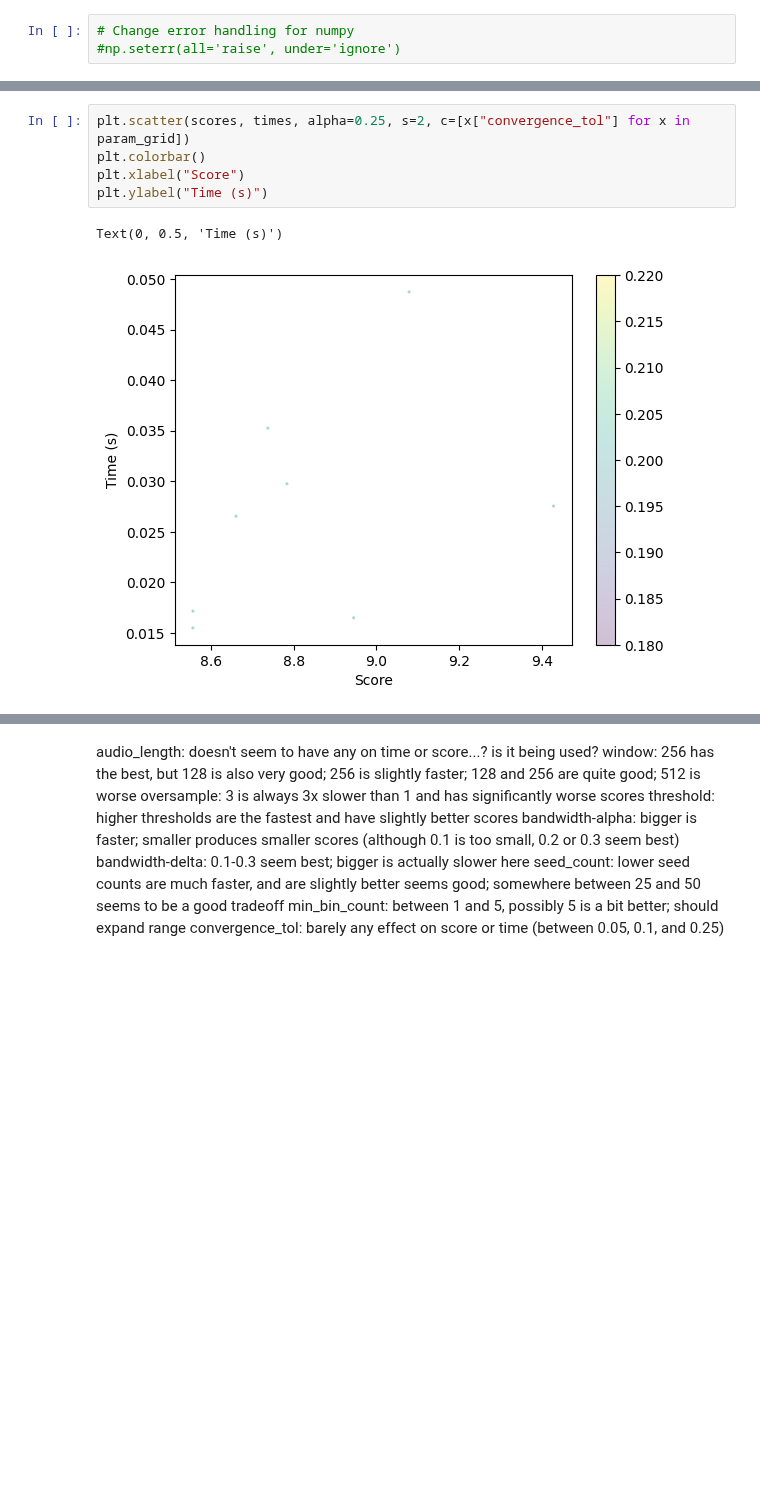
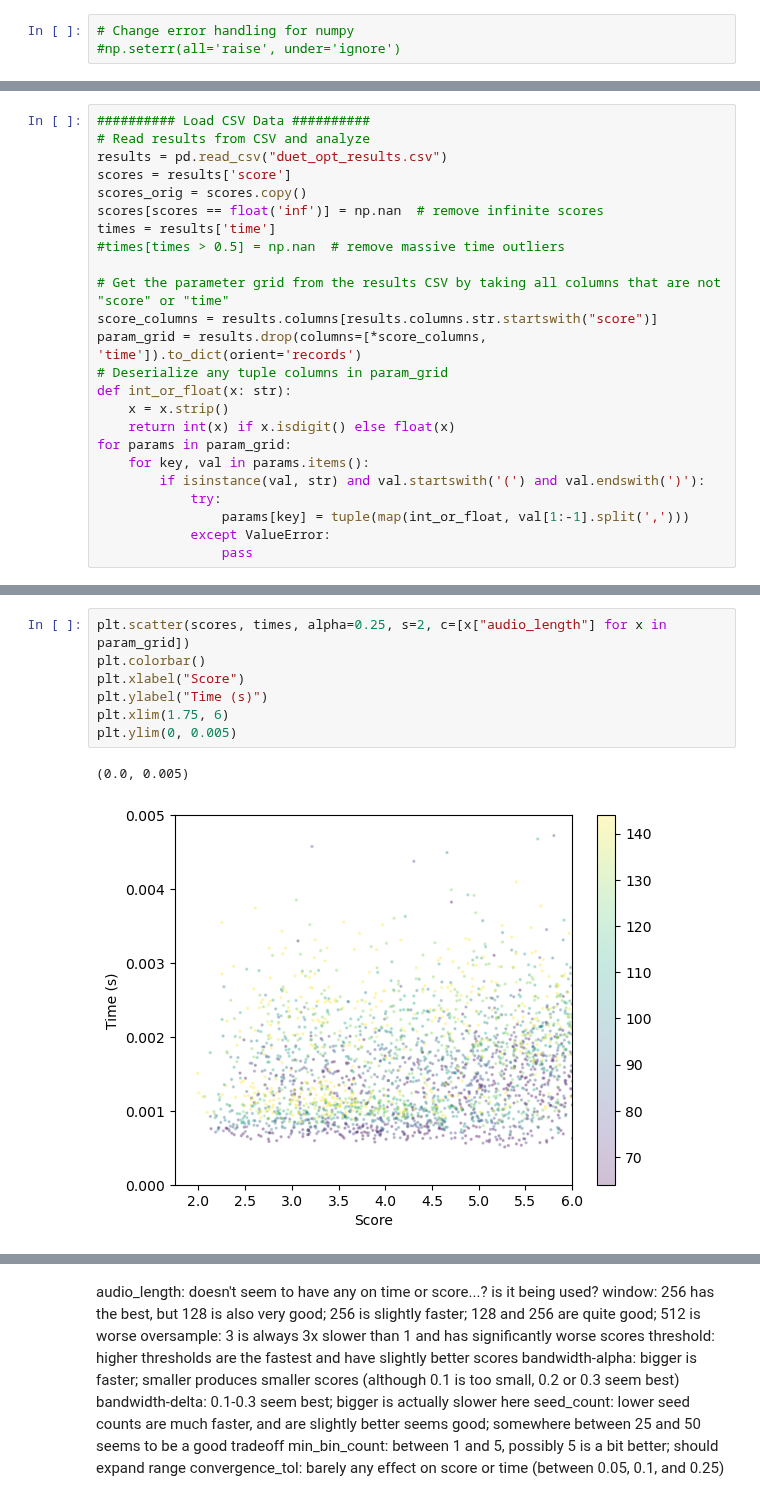
Before and after one commit to MoravianUniversity/duet, a Jupyter notebook: python/duet-opt.ipynb, the cells around one changed output, grey strips where cells are left out. Saved outputs shown, nothing was run; the diff lists cells and outputs as text; blank space fills up the shorter version.

```diff
--- a/python/duet-opt.ipynb
+++ b/python/duet-opt.ipynb
@@ -242,0 +257,24 @@ plt.hist(scores, bins=100);
+# %%
+########## Load CSV Data ##########
+# Read results from CSV and analyze
+results = pd.read_csv("duet_opt_results.csv")
+scores = results['score']
+scores_orig = scores.copy()
+scores[scores == float('inf')] = np.nan  # remove infinite scores
+times = results['time']
+#times[times > 0.5] = np.nan  # remove massive time outliers
+
+# Get the parameter grid from the results CSV by taking all columns that are not "score" or "time"
+score_columns = results.columns[results.columns.str.startswith("score")]
+param_grid = results.drop(columns=[*score_columns, 'time']).to_dict(orient='records')
+# Deserialize any tuple columns in param_grid
+def int_or_float(x: str):
+    x = x.strip()
+    return int(x) if x.isdigit() else float(x)
+for params in param_grid:
+    for key, val in params.items():
+        if isinstance(val, str) and val.startswith('(') and val.endswith(')'):
+            try:
+                params[key] = tuple(map(int_or_float, val[1:-1].split(',')))
+            except ValueError:
+                pass
@@ -243,8 +306,10 @@ plt.hist(scores, bins=100);
 # %%
-plt.scatter(scores, times, alpha=0.25, s=2, c=[x["convergence_tol"] for x in param_grid])
+plt.scatter(scores, times, alpha=0.25, s=2, c=[x["audio_length"] for x in param_grid])
 plt.colorbar()
 plt.xlabel("Score")
 plt.ylabel("Time (s)")
+plt.xlim(1.75, 6)
+plt.ylim(0, 0.005)
 # %% [output]
-Text(0, 0.5, 'Time (s)')
+(0.0, 0.005)
-[figure, old version]
+[figure, new version]
```
Also changed, not shown: parts of 24 cells of this notebook, 1 other file.
